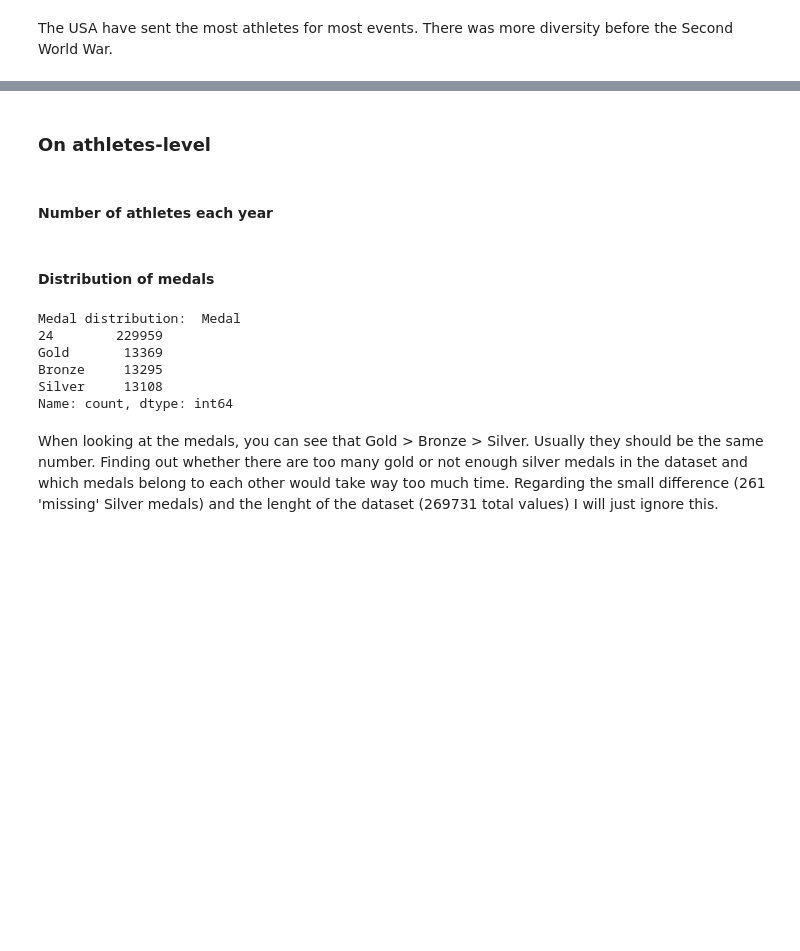
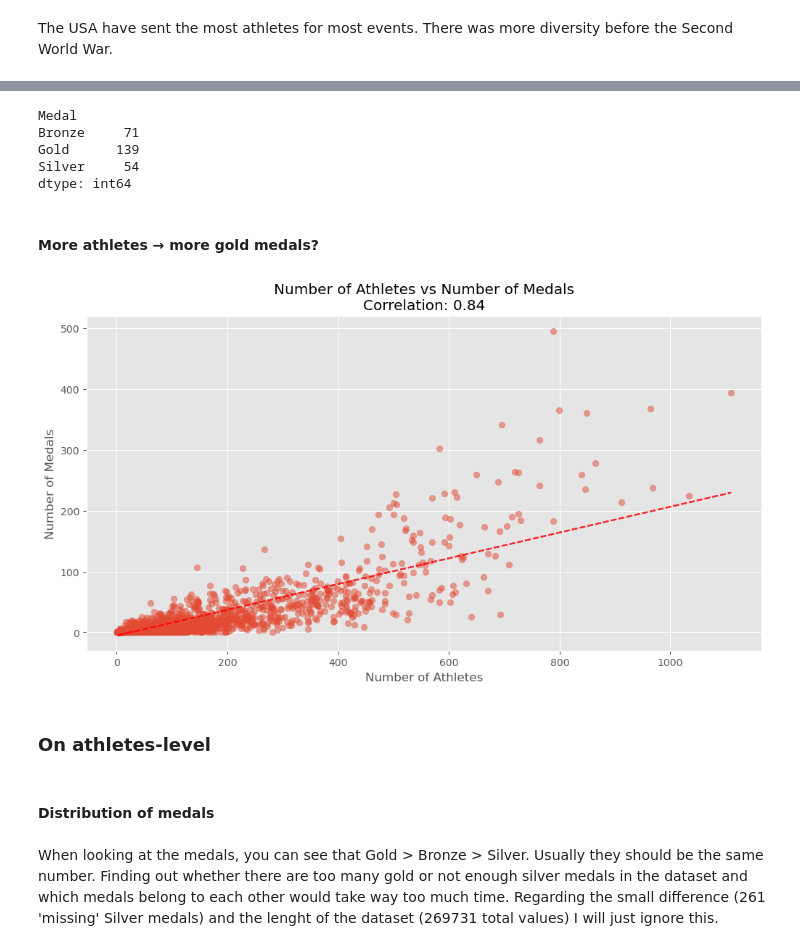
Before and after one commit to njuliann/athlete_events, a Jupyter notebook: tidy_athletes.ipynb, the cells around one changed output, grey strips where cells are left out. Saved outputs shown, nothing was run; the diff lists cells and outputs as text; code cells hidden in the pictures; blank space fills up the shorter version.

Commit message:
added country-level

```diff
--- a/tidy_athletes.ipynb
+++ b/tidy_athletes.ipynb
@@ -165,15 +165,15 @@ df.drop(['Games'], axis = 1, inplace = True)
 # %% [markdown]
 #### Age
 # %%
-df.fillna(round(df.Age.median()), inplace = True)
+df.Age.fillna(round(df.Age.median()), inplace = True)
 # %% [markdown]
 #### Height
 # %%
-df.fillna(round(df.Height.median()), inplace = True)
+df.Height.fillna(round(df.Height.median()), inplace = True)
 # %% [markdown]
 #### Weight
 # %%
-df.fillna(round(df.Weight.median()), inplace = True)
+df.Weight.fillna(round(df.Weight.median()), inplace = True)
 # %% [markdown]
 ## Exploring the data
 # %% [markdown]
@@ -219,4 +225,41 @@ The USA have sent the most athletes for most events. There was more diversity be
+# %%
+usa_2016_medals = df[(df['Year'] == 2016) & (df['NOC'] == 'USA') & (df['Medal'].notnull())]
+usa_2016_medals.groupby('Medal').size()
+# %% [output]
+Medal
+Bronze     71
+Gold      139
+Silver     54
+dtype: int64
+# %% [markdown]
+#### More athletes → more gold medals?
+# %%
+# Create a dataset with number of athletes and medals per country per year
+athlete_medal_correlation = df.groupby(['Year', 'NOC']).agg({
+    'ID': 'count',  # count of athletes
+    'Medal': lambda x: x.notna().sum()  # count of medals
+}).reset_index()
+
+athlete_medal_correlation.columns = ['Year', 'NOC', 'Athletes', 'Medals']
+
+# Calculate correlation
+correlation = athlete_medal_correlation['Athletes'].corr(athlete_medal_correlation['Medals'])
+
+# Create scatter plot
+plt.figure(figsize=(12, 6))
+plt.scatter(athlete_medal_correlation['Athletes'], athlete_medal_correlation['Medals'], alpha=0.5)
+plt.xlabel('Number of Athletes')
+plt.ylabel('Number of Medals')
+plt.title(f'Number of Athletes vs Number of Medals\nCorrelation: {correlation:.2f}')
+
+# Add trend line
+z = np.polyfit(athlete_medal_correlation['Athletes'], athlete_medal_correlation['Medals'], 1)
+p = np.poly1d(z)
+plt.plot(athlete_medal_correlation['Athletes'], p(athlete_medal_correlation['Athletes']), "r--", alpha=0.8)
+
+plt.grid(True)
+plt.show()
+# %% [output]
+[figure, added]
 # %% [markdown]
 ### On athletes-level
-# %% [markdown]
-#### Number of athletes each year
@@ -242,13 +267,6 @@ plt.show()
 #### Distribution of medals
 # %%
 print('Medal distribution: ', df['Medal'].value_counts())
-# %% [output]
-Medal distribution:  Medal
-24        229959
-Gold       13369
-Bronze     13295
-Silver     13108
-Name: count, dtype: int64
 # %% [markdown]
 When looking at the medals, you can see that Gold > Bronze > Silver.
 Usually they should be the same number. Finding out whether there are too many gold or not enough silver medals in the dataset and which medals belong to each other would take way too much time. Regarding the small difference (261 'missing' Silver medals) and the lenght of the dataset (269731 total values) I will just ignore this.
```
Also changed, not shown: parts of 16 cells of this notebook.
